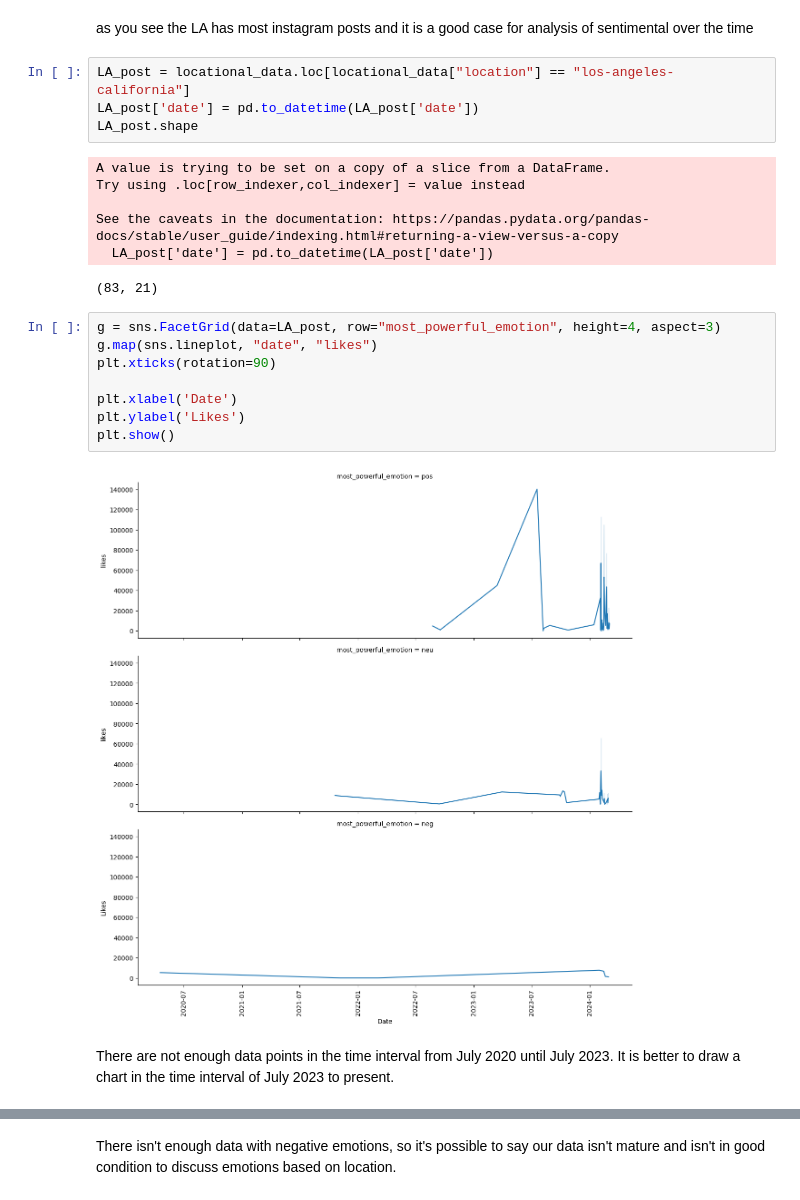
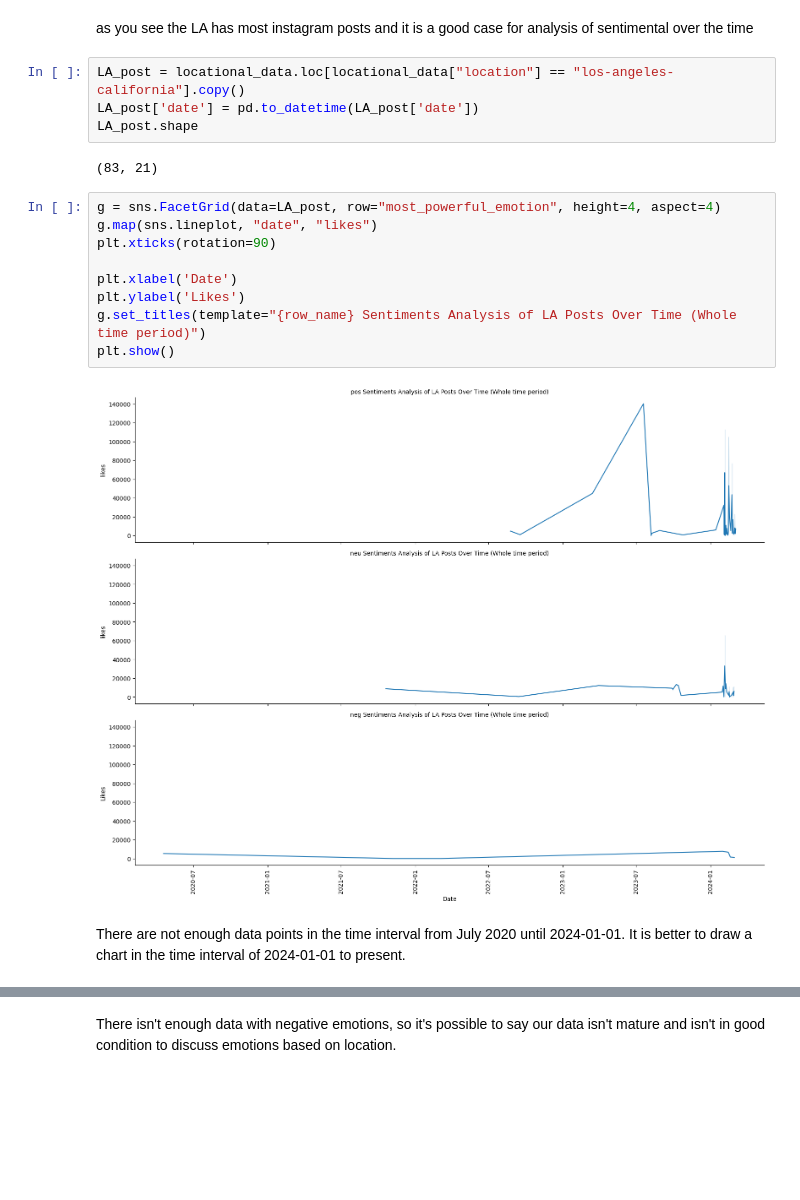
Before and after one commit to saeedshirani/Inastagram-data-analysis, a Jupyter notebook: 4.EDA/EDA.ipynb, the cells around one changed output, grey strips where cells are left out. Saved outputs shown, nothing was run; the diff lists cells and outputs as text; blank space fills up the shorter version.

```diff
--- a/4.EDA/EDA.ipynb
+++ b/4.EDA/EDA.ipynb
@@ -160,26 +160,22 @@ locational_data.groupby(by="location", as_index=False).agg({"shortcode":"count"}
 # %% [markdown]
 as you see the LA has most instagram posts and it is a good case for analysis of sentimental over the time
 # %%
-LA_post = locational_data.loc[locational_data["location"] == "los-angeles-california"]
+LA_post = locational_data.loc[locational_data["location"] == "los-angeles-california"].copy()
 LA_post['date'] = pd.to_datetime(LA_post['date'])
 LA_post.shape
 # %% [output]
-A value is trying to be set on a copy of a slice from a DataFrame.
-Try using .loc[row_indexer,col_indexer] = value instead
-
-See the caveats in the documentation: https://pandas.pydata.org/pandas-docs/stable/user_guide/indexing.html#returning-a-view-versus-a-copy
-  LA_post['date'] = pd.to_datetime(LA_post['date'])
+(83, 21)
-(83, 21)
 # %%
-g = sns.FacetGrid(data=LA_post, row="most_powerful_emotion", height=4, aspect=3)
+g = sns.FacetGrid(data=LA_post, row="most_powerful_emotion", height=4, aspect=4)
 g.map(sns.lineplot, "date", "likes")
 plt.xticks(rotation=90)
 
 plt.xlabel('Date')
 plt.ylabel('Likes')
+g.set_titles(template="{row_name} Sentiments Analysis of LA Posts Over Time (Whole time period)")
 plt.show()
 # %% [output]
-[figure, old version]
+[figure, new version]
 # %% [markdown]
-There are not enough data points in the time interval from July 2020 until July 2023. It is better to draw a chart in the time interval of July 2023 to present.
+There are not enough data points in the time interval from July 2020 until 2024-01-01. It is better to draw a chart in the time interval of 2024-01-01 to present.
 # %%
```
Also changed, not shown: parts of 12 cells of this notebook, 27 other files.
